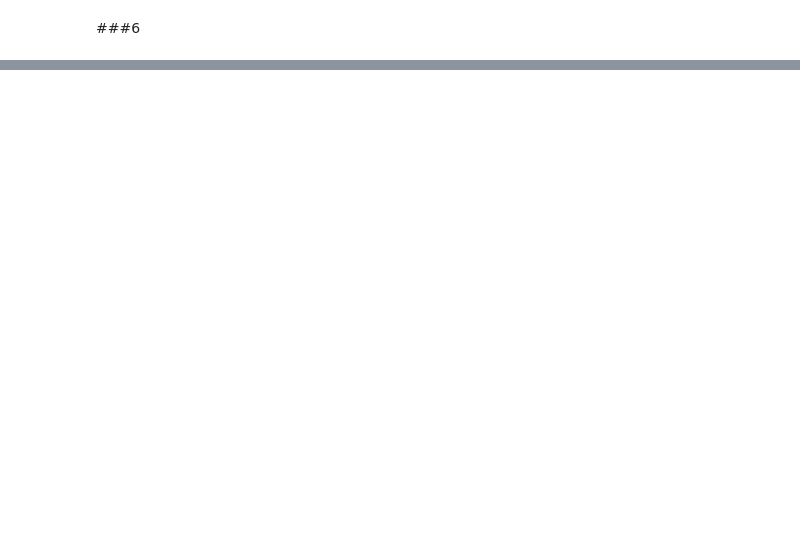
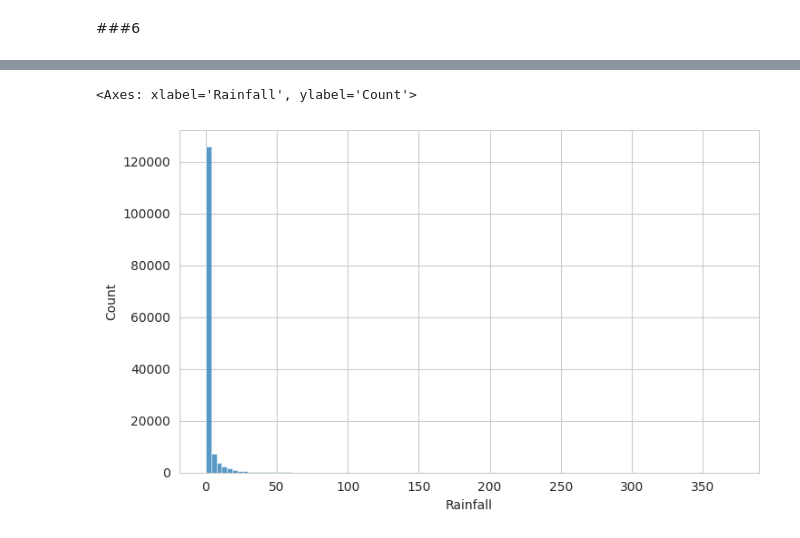
Before and after one commit to garfield-gray/DataMining, a Jupyter notebook: Data_Exploration_&_Visualization.ipynb, the cells around one changed output, grey strips where cells are left out. Saved outputs shown, nothing was run; the diff lists cells and outputs as text; code cells hidden in the pictures; blank space fills up the shorter version.

```diff
--- a/Data_Exploration_&_Visualization.ipynb
+++ b/Data_Exploration_&_Visualization.ipynb
@@ -852,0 +873,6 @@ plt.show()
+# %%
+sns.set_style('whitegrid')
+sns.histplot(data=df['Rainfall'], bins = 100)
+# %% [output]
+<Axes: xlabel='Rainfall', ylabel='Count'>
+[figure, added]
```
Also changed, not shown: parts of 10 cells of this notebook.
